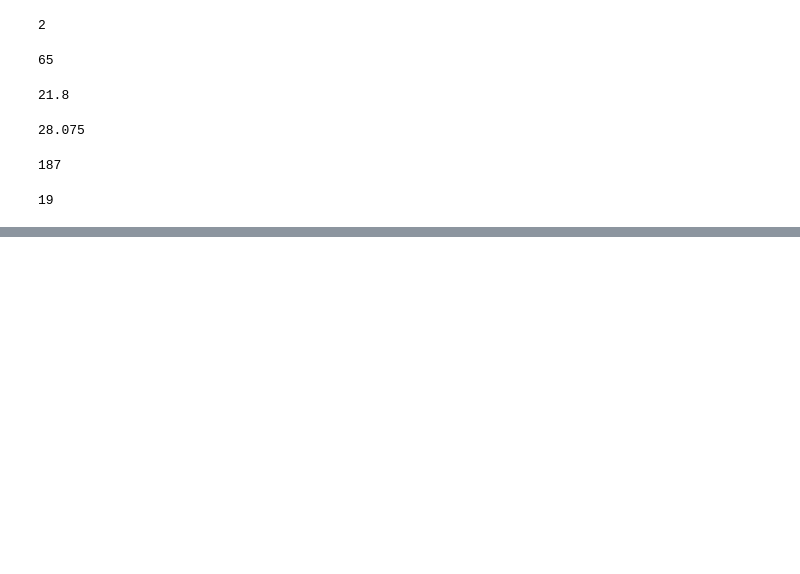
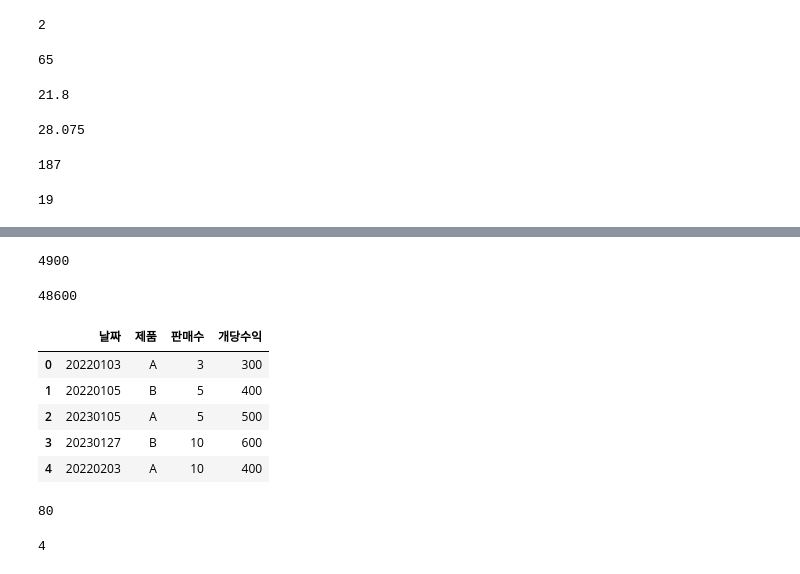
Before and after one commit to HaJeong-K/multi_cam_total, a Jupyter notebook: 빅분기 실기/1유형.ipynb, the cells around one changed output, grey strips where cells are left out. Saved outputs shown, nothing was run; the diff lists cells and outputs as text; code cells hidden in the pictures; blank space fills up the shorter version.

```diff
--- a/빅분기 실기/1유형.ipynb
+++ b/빅분기 실기/1유형.ipynb
@@ -318,3 +333,12 @@ df
+# %%
+# 틀림
+df['매출액'] = ( df['판매수']*df['개당수익'] )
+df['날짜'] = pd.to_datetime(df['날짜'])
+df = df[ df['날짜'].between('2022-01-01', '2022-04-01') ]
+df = df[df['제품'] == 'A']
+print(df['매출액'].sum())
+# %% [output]
+4900
 # %%
 # 문제 22
 # '22년과 '23년의 총 매출액 차이를 절대값으로 구하시오.
@@ -325,17 +349,44 @@ df = pd.DataFrame( {
 '제품' : ['A','B', 'A', 'B', 'A', 'B','A', 'B', 'A', 'B', 'A', 'A'],
 '판매수': [3, 5, 5, 10, 10, 10, 15, 15, 20, 25, 30, 40],
 '개당수익': [300, 400, 500, 600, 400, 500, 500, 600, 600, 700, 600, 600] })
+# %%
+df['매출액'] = (df['판매수']*df['개당수익'])
+df['날짜'] = pd.to_datetime(df['날짜'])
+df22 = df[df['날짜'].between('2022-01-01', '2023-01-01')]
+df23 = df[df['날짜'].between('2023-01-01', '2024-01-01')]
+print(abs(df22['매출액'].sum() - df23['매출액'].sum()))
+# %% [output]
+48600
 # %%
 # 문제 23
 # '23년 총 매출액이 큰 제품의 23년 판매수를 구하시오.
 # (매출액 = 판매수*개당수익)
 # 데이터 생성(수정금지)
 df = pd.DataFrame( {
-'날짜': ['20220103','20220105', '20230105','20230127','20220203', '20220205','20230210','20230223','20230312'
+'날짜': ['20220103','20220105', '20230105','20230127','20220203', '20220205','20230210','20230223','20230312','20230422', '20220505', '20230511'],
 '제품' : ['A','B', 'A', 'B', 'A', 'B','A', 'B', 'A', 'B', 'A', 'A'],
 '판매수': [3, 5, 5, 10, 10, 10, 15, 15, 20, 25, 30, 40],
 '개당수익': [300, 400, 500, 600, 400, 500, 500, 600, 600, 700, 600, 600] })
 df.head()
+# %% [output]
+|  | 날짜 | 제품 | 판매수 | 개당수익 |
+| 0 | 20220103 | A | 3 | 300 |
+| 1 | 20220105 | B | 5 | 400 |
+| 2 | 20230105 | A | 5 | 500 |
+| 3 | 20230127 | B | 10 | 600 |
+| 4 | 20220203 | A | 10 | 400 |
+# %%
+# 틀림
+df['매출액'] = (df['판매수']*df['개당수익'])
+df['날짜'] = pd.to_datetime(df['날짜'])
+df = df[ df['날짜'].between('2023-01-01', '2024-01-01') ]
+df_a = df[ df['제품'] == 'A']
+a = df_a['매출액'].sum()
+df_b= df[ df['제품'] == 'B' ]
+b = df_b['매출액'].sum()
+print(df_a['판매수'].sum())
+# %% [output]
+80
 # %%
 # 문제 24
 # 매출액이 4천원 초과, 1만원 미만인 데이터 수를 출력하시오.
@@ -346,6 +397,15 @@ df = pd.DataFrame( {
 '제품' : ['A','B', 'A', 'B', 'A', 'B','A', 'B', 'A', 'B', 'A', 'A'],
 '판매수': [3, 5, 5, 10, 10, 10, 15, 15, 20, 25, 30, 40],
 '개당수익': [300, 400, 500, 600, 400, 500, 500, 600, 600, 700, 600, 600] })
+# %%
+# 틀림
+df['매출액'] = (df['판매수']*df['개당수익'])
+cond1 = (df['매출액'] > 4000)
+cond2 = (df['매출액'] < 10000)
+df = df[cond1 & cond2]
+print(len(df))
+# %% [output]
+4
 # %%
 # 문제 25
 # 23년 9월 24일 16:00~22:00 사이에 전체 제품의 판매수를 구하시오.
```
Also changed, not shown: parts of 8 cells of this notebook.
